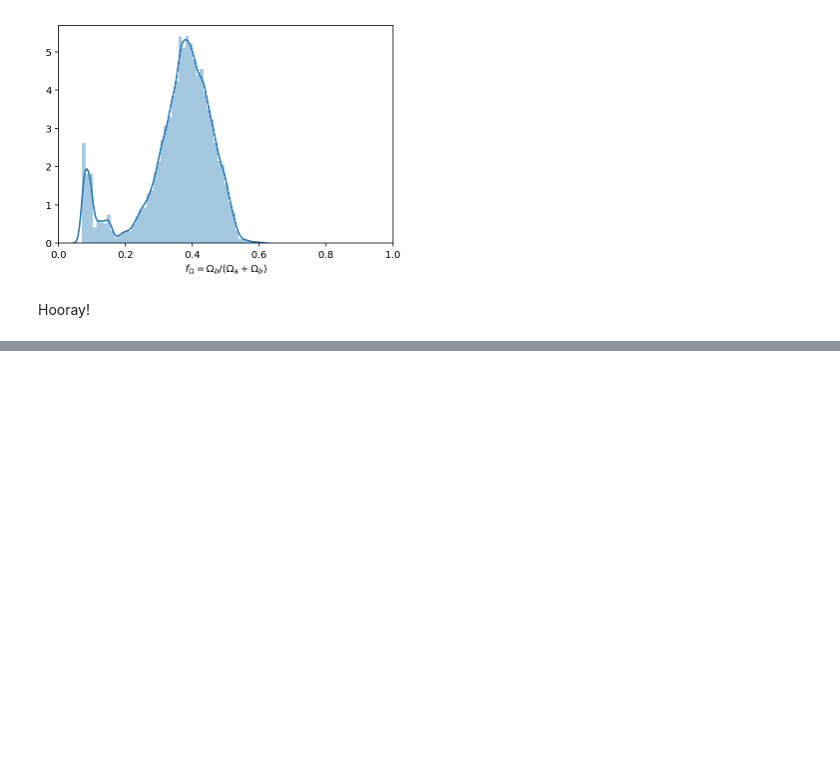
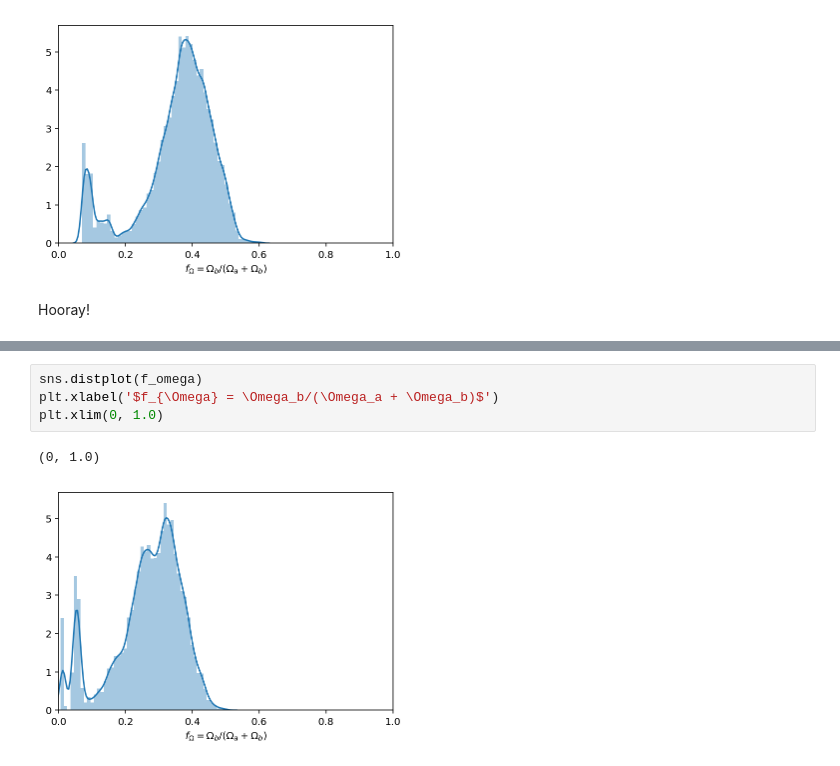
Before and after one commit to BrownDwarf/subsub, a Jupyter notebook: notebooks/checking_results_run02.ipynb, the cells around one changed output, grey strips where cells are left out. Drawn from its saved outputs; the diff is of its cells as text; blank space fills up the shorter version.

```diff
--- a/notebooks/checking_results_run02.ipynb
+++ b/notebooks/checking_results_run02.ipynb
@@ -54,0 +84,7 @@ Hooray!
+# %%
+sns.distplot(f_omega)
+plt.xlabel('$f_{\Omega} = \Omega_b/(\Omega_a + \Omega_b)$')
+plt.xlim(0, 1.0)
+# %% [output]
+(0, 1.0)
+[figure, added]
```
Also changed, not shown: parts of 6 cells of this notebook.
